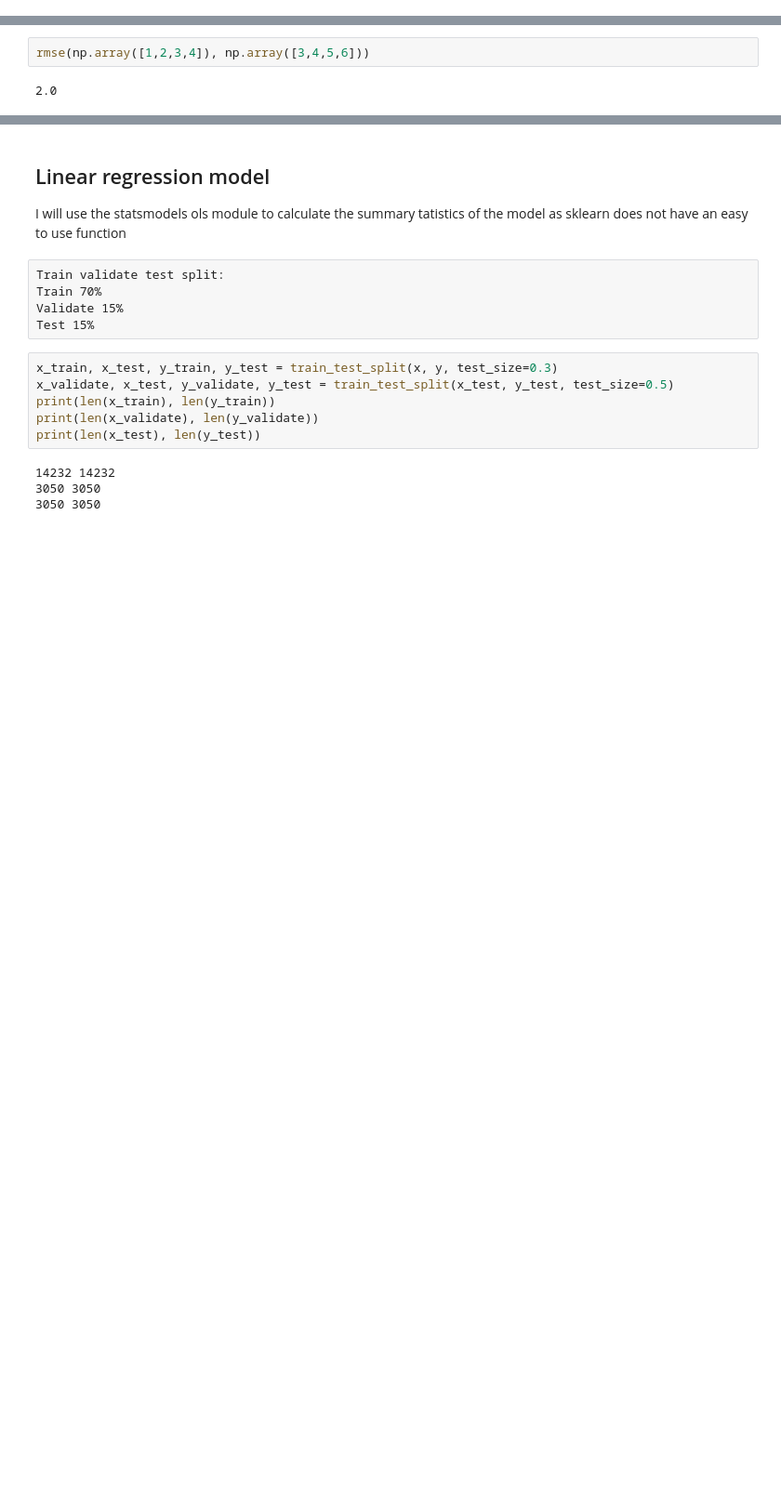
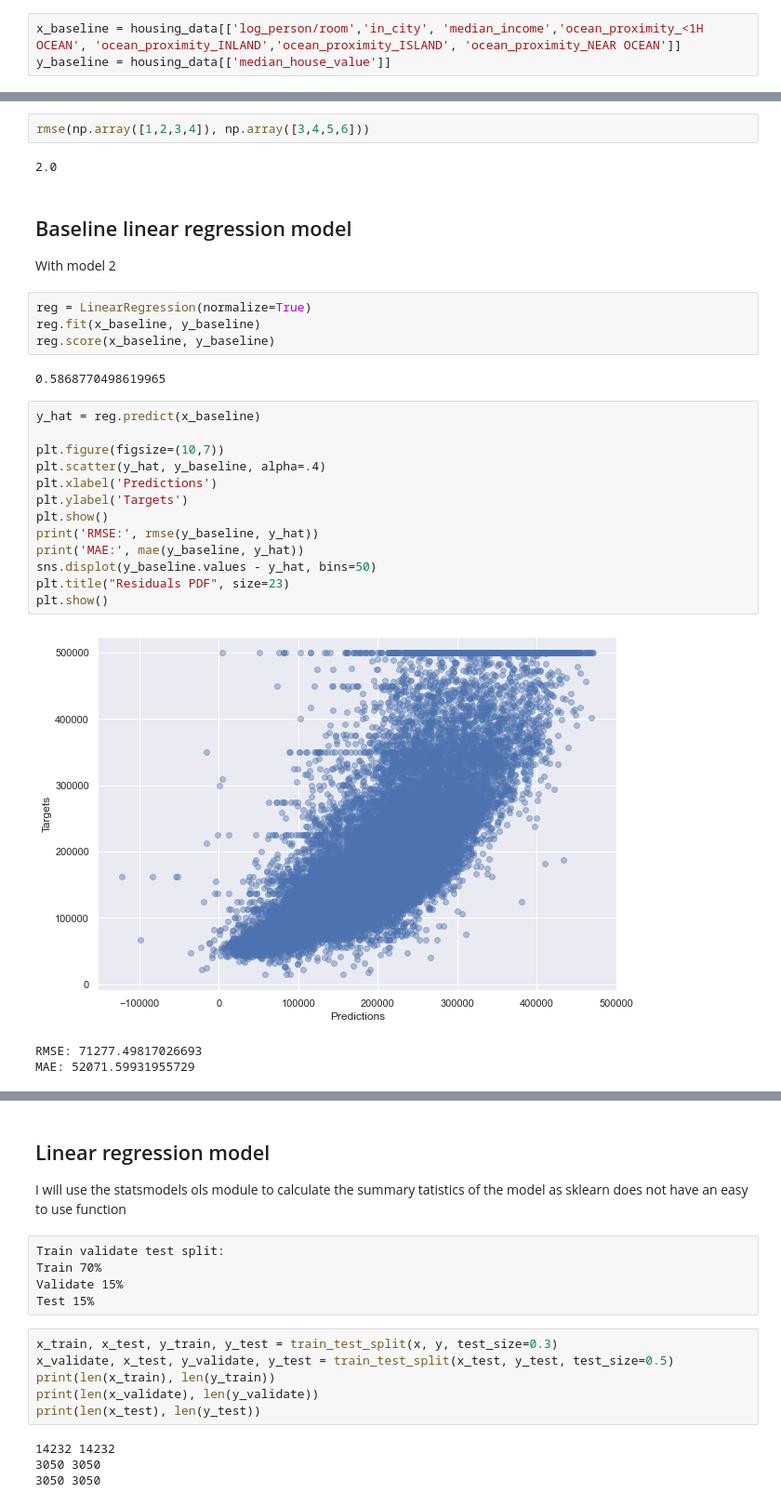
Before and after one commit to jerrold110/California-housing-price-regression, a Jupyter notebook: Data modelling.ipynb, the cells around one changed output, grey strips where cells are left out. Shown at 93% size. Cells and saved outputs as stored; diff of their text form; blank space fills up the shorter version.

Commit message:
Modelling commit
Modelling first commit

```diff
--- a/Data modelling.ipynb
+++ b/Data modelling.ipynb
@@ -161,4 +166,7 @@ x = housing_data[['log_person/room','in_city', 'median_income', 'ocean_proximity
 y = housing_data[['log_median_house_value']]
+# %%
+x_baseline = housing_data[['log_person/room','in_city', 'median_income','ocean_proximity_<1H OCEAN', 'ocean_proximity_INLAND','ocean_proximity_ISLAND', 'ocean_proximity_NEAR OCEAN']]
+y_baseline = housing_data[['median_house_value']]
 # %% [markdown]
 ## Metrics
 MSE is highly biased for higher values. RMSE is better in terms of reflecting performance when dealing with large error values. MAE is less biased for higher values
@@ -171,3 +182,29 @@ def rmse(y_actual, y_hat):
 rmse(np.array([1,2,3,4]), np.array([3,4,5,6]))
 # %% [output]
 2.0
+# %% [markdown]
+## Baseline linear regression model
+With model 2
+# %%
+reg = LinearRegression(normalize=True)
+reg.fit(x_baseline, y_baseline)
+reg.score(x_baseline, y_baseline)
+# %% [output]
+0.5868770498619965
+# %%
+y_hat = reg.predict(x_baseline)
+
+plt.figure(figsize=(10,7))
+plt.scatter(y_hat, y_baseline, alpha=.4)
+plt.xlabel('Predictions')
+plt.ylabel('Targets')
+plt.show()
+print('RMSE:', rmse(y_baseline, y_hat))
+print('MAE:', mae(y_baseline, y_hat))
+sns.displot(y_baseline.values - y_hat, bins=50)
+plt.title("Residuals PDF", size=23)
+plt.show()
+# %% [output]
+[figure, added]
+RMSE: 71277.49817026693
+MAE: 52071.59931955729
```
Also changed, not shown: parts of 27 cells of this notebook, 2 other files.
